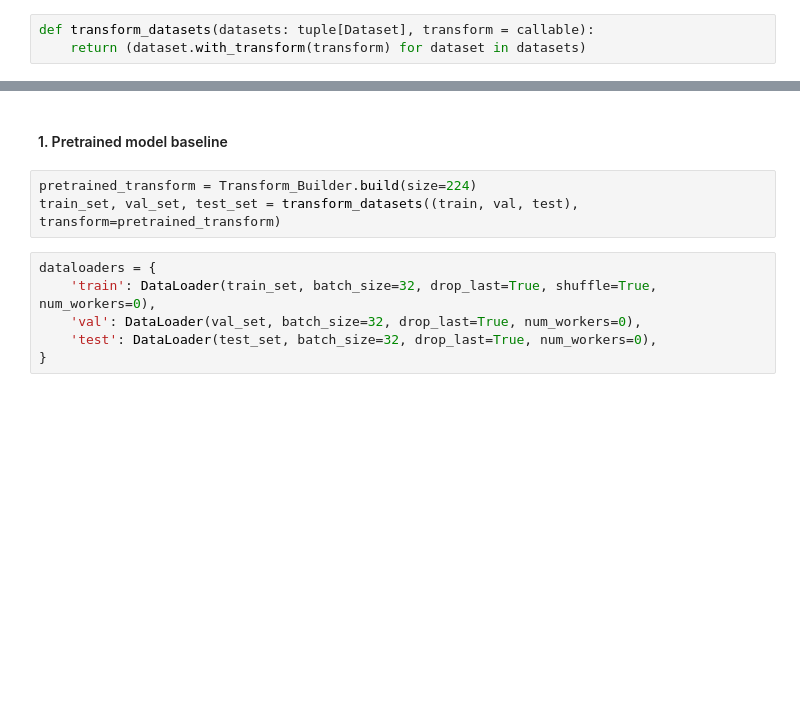
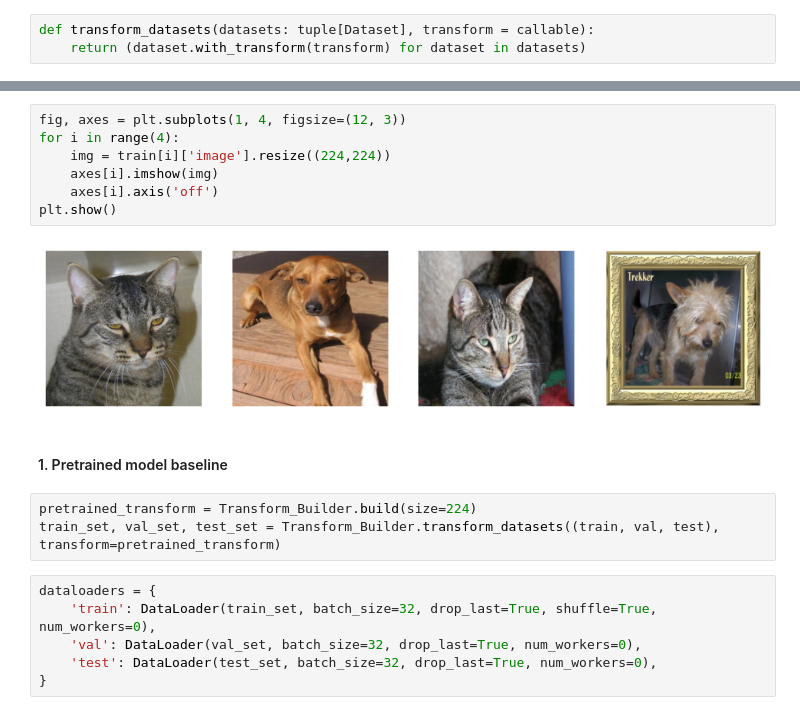
Before and after one commit to itayshap/MLDS-Final-Project, a Jupyter notebook: Final_Project_Permuted Puzzle.ipynb, the cells around one changed output, grey strips where cells are left out. Saved outputs shown, nothing was run; the diff lists cells and outputs as text; blank space fills up the shorter version.

```diff
--- a/Final_Project_Permuted Puzzle.ipynb
+++ b/Final_Project_Permuted Puzzle.ipynb
@@ -79,8 +51,17 @@ Clipping input data to the valid range for imshow with RGB data ([0..1] for floa
+# %%
+fig, axes = plt.subplots(1, 4, figsize=(12, 3))
+for i in range(4):
+    img = train[i]['image'].resize((224,224))
+    axes[i].imshow(img)
+    axes[i].axis('off')
+plt.show()
+# %% [output]
+[figure, added]
 # %% [markdown]
 #### 1. Pretrained model baseline
 # %%
 pretrained_transform = Transform_Builder.build(size=224)
-train_set, val_set, test_set = transform_datasets((train, val, test), transform=pretrained_transform)
+train_set, val_set, test_set = Transform_Builder.transform_datasets((train, val, test), transform=pretrained_transform)
 # %%
 dataloaders = {
     'train': DataLoader(train_set, batch_size=32, drop_last=True, shuffle=True, num_workers=0),
```
Also changed, not shown: parts of 52 cells of this notebook.
